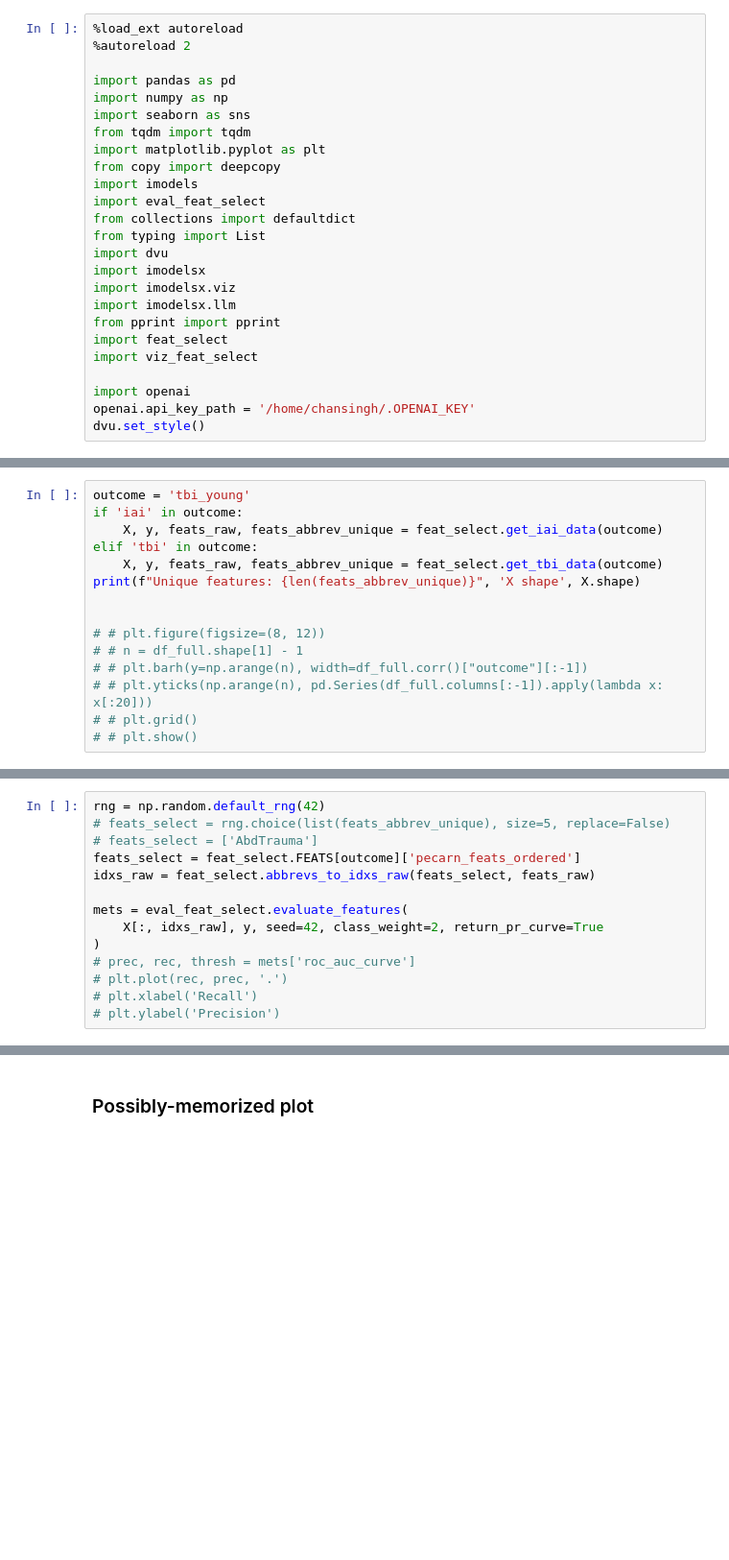
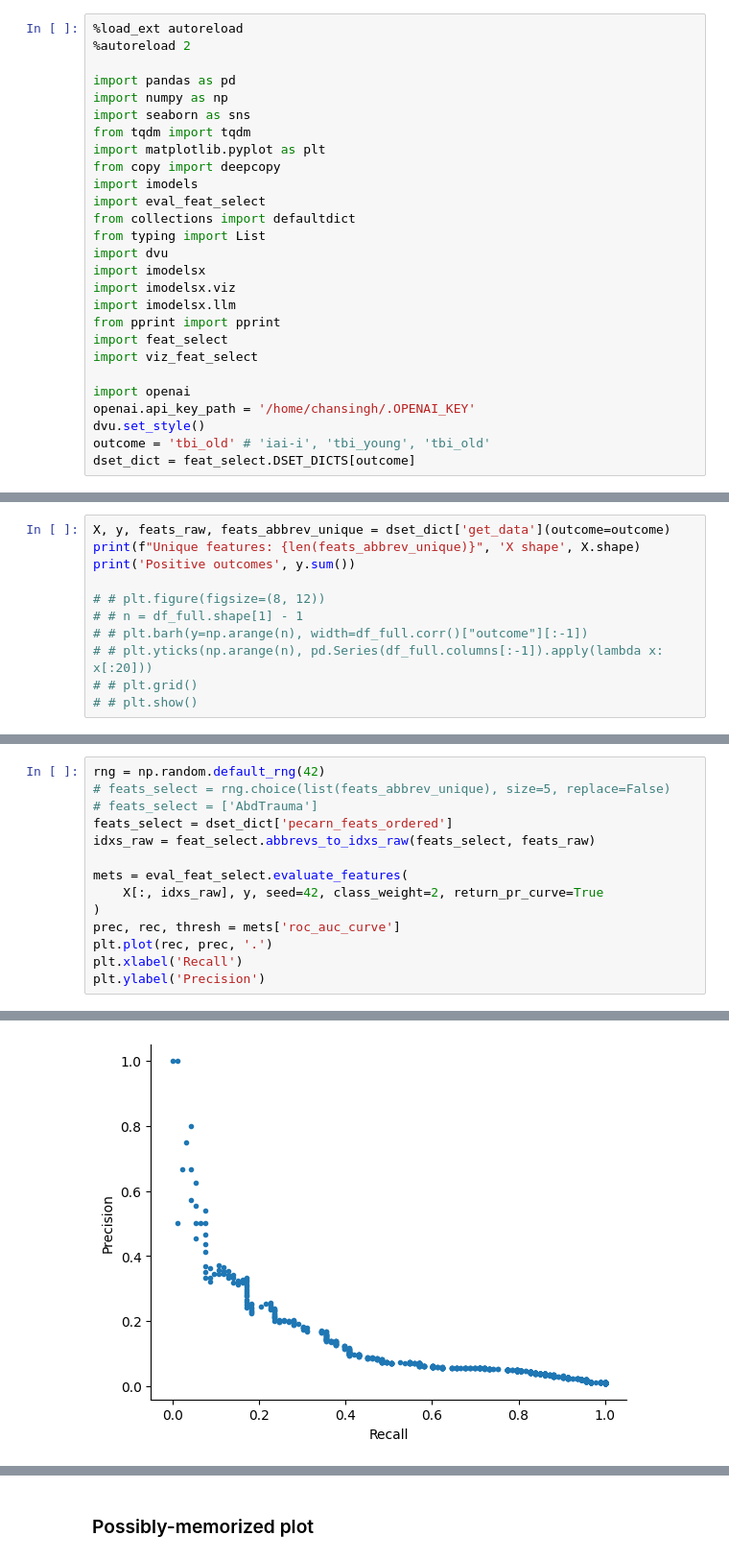
Before and after one commit to csinva/clinical-rule-analysis, a Jupyter notebook: notebooks_llm/04_feat_select.ipynb, the cells around one changed output, grey strips where cells are left out. Shown at 96% size. Saved outputs shown, nothing was run; the diff lists cells and outputs as text; blank space fills up the shorter version.

```diff
--- a/notebooks_llm/04_feat_select.ipynb
+++ b/notebooks_llm/04_feat_select.ipynb
@@ -23,3 +23,5 @@ import viz_feat_select
 import openai
 openai.api_key_path = '/home/chansingh/.OPENAI_KEY'
 dvu.set_style()
+outcome = 'tbi_old' # 'iai-i', 'tbi_young', 'tbi_old'
+dset_dict = feat_select.DSET_DICTS[outcome]
@@ -26,11 +31,7 @@ dvu.set_style()
 # %%
-outcome = 'tbi_young'
-if 'iai' in outcome:
-    X, y, feats_raw, feats_abbrev_unique = feat_select.get_iai_data(outcome)
-elif 'tbi' in outcome:
-    X, y, feats_raw, feats_abbrev_unique = feat_select.get_tbi_data(outcome)
+X, y, feats_raw, feats_abbrev_unique = dset_dict['get_data'](outcome=outcome)
 print(f"Unique features: {len(feats_abbrev_unique)}", 'X shape', X.shape)
-
+print('Positive outcomes', y.sum())
 
 # # plt.figure(figsize=(8, 12))
 # # n = df_full.shape[1] - 1
@@ -42,13 +47,14 @@ print(f"Unique features: {len(feats_abbrev_unique)}", 'X shape', X.shape)
 rng = np.random.default_rng(42)
 # feats_select = rng.choice(list(feats_abbrev_unique), size=5, replace=False)
 # feats_select = ['AbdTrauma']
-feats_select = feat_select.FEATS[outcome]['pecarn_feats_ordered']
+feats_select = dset_dict['pecarn_feats_ordered']
 idxs_raw = feat_select.abbrevs_to_idxs_raw(feats_select, feats_raw)
 
 mets = eval_feat_select.evaluate_features(
     X[:, idxs_raw], y, seed=42, class_weight=2, return_pr_curve=True
 )
-# prec, rec, thresh = mets['roc_auc_curve']
-# plt.plot(rec, prec, '.')
-# plt.xlabel('Recall')
-# plt.ylabel('Precision')
+prec, rec, thresh = mets['roc_auc_curve']
+plt.plot(rec, prec, '.')
+plt.xlabel('Recall')
+plt.ylabel('Precision')
+# %% [output]
@@ -55 +62,2 @@ mets = eval_feat_select.evaluate_features(
+[figure, added]
 # %%
```
Also changed, not shown: parts of 7 cells of this notebook, 8 other files.
